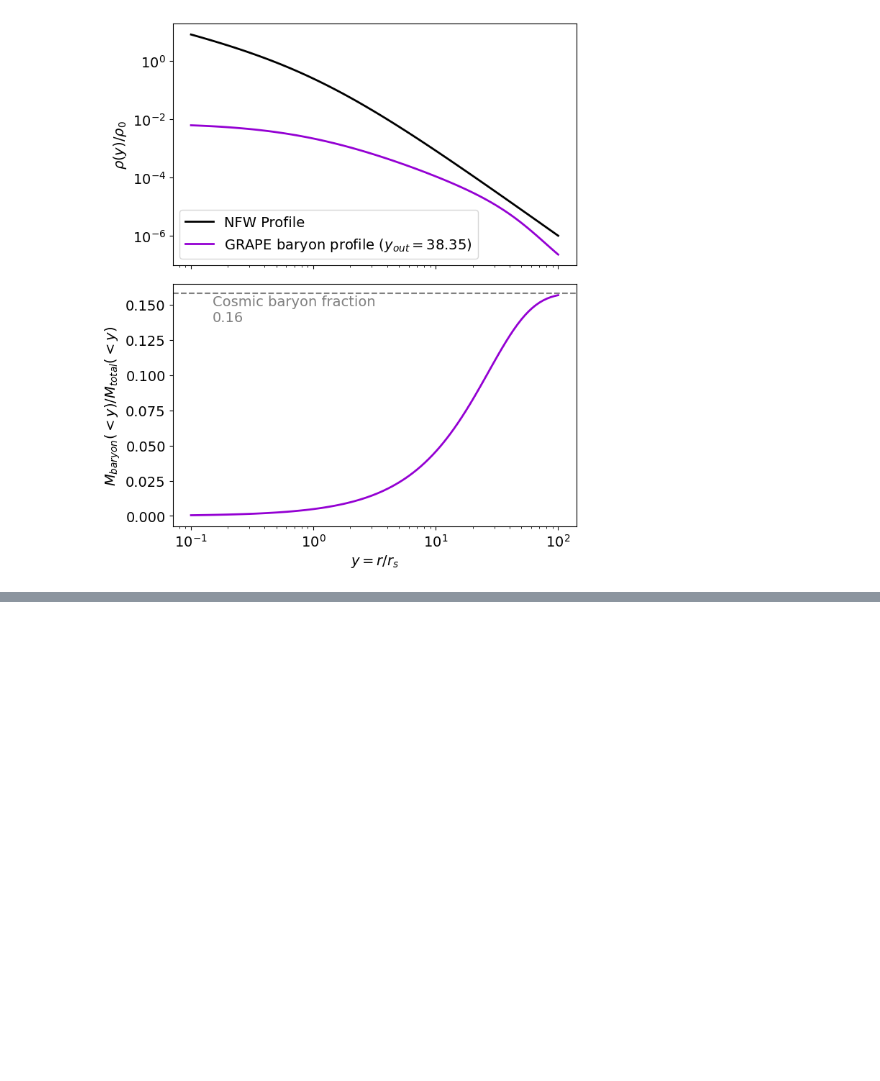
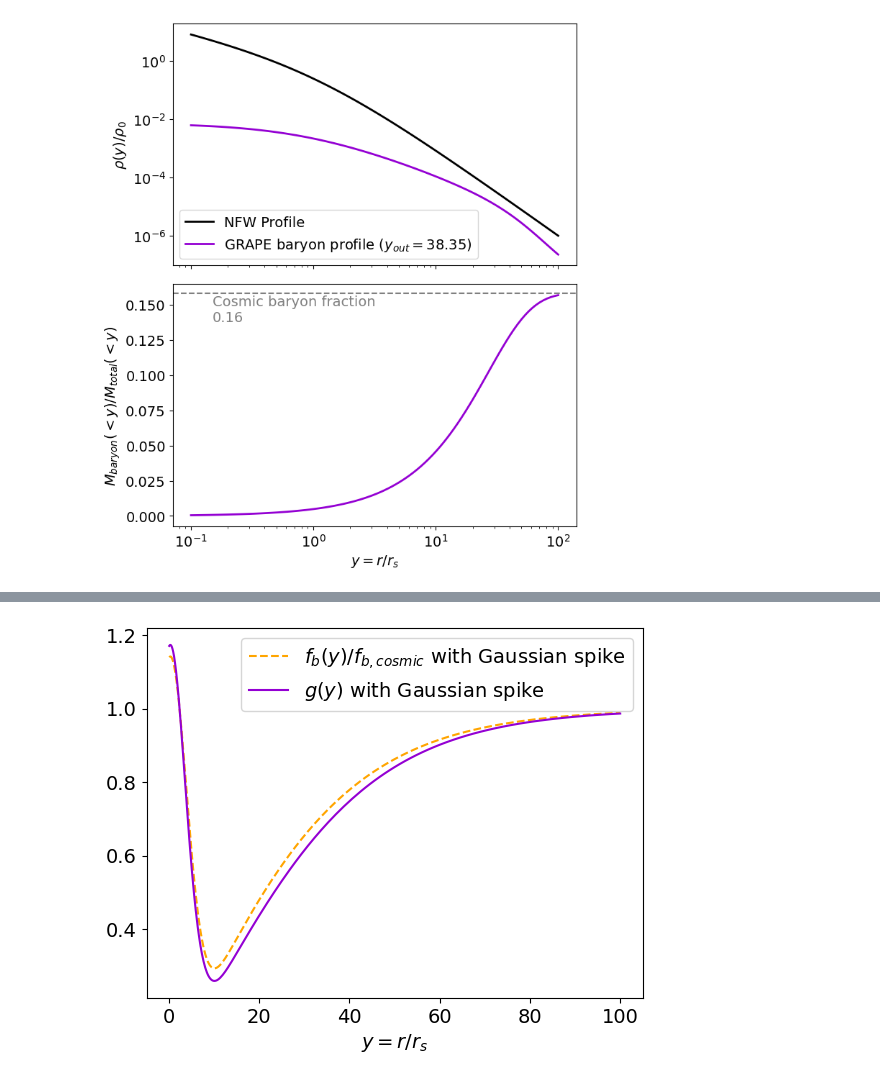
Before and after one commit to FRBs/FRB, a Jupyter notebook: docs/nb/generalized_halo_profile.ipynb, the cells around one changed output, grey strips where cells are left out. Cells and saved outputs as stored; diff of their text form; code cells hidden in the pictures; blank space fills up the shorter version.

Commit message:
more special cases. An attempt at a numerical curve from Ayromlou

```diff
--- a/docs/nb/generalized_halo_profile.ipynb
+++ b/docs/nb/generalized_halo_profile.ipynb
@@ -198,0 +217,24 @@ plt.show()
+# %%
+def f_b_gaussian_spike(y, A, sigma, mu, y_out):
+    return A * np.exp(-0.5 * ((y - mu)/sigma)**2) + cosmo.Ob0/cosmo.Om0 * np.tanh(y/y_out)
+
+def g_from_fb(y, f_b_func, **fb_args):
+    return f_b_func(y, **fb_args) / (1 - f_b_func(y, **fb_args))/Omega_ratio
+
+def g_gaussian_spike(y, A, sigma, mu, y_out):
+    return g_from_fb(y, f_b_gaussian_spike, A=A, sigma=sigma, mu=mu, y_out=y_out)
+
+def mass_enclosed_gaussian_spike(y, A, sigma, mu, y_out):
+    return Omega_ratio * g_gaussian_spike(y, A, sigma, mu, y_out) * mass_enclosed_nfw(y)
+
+
+plt.plot(y_array, f_b_gaussian_spike(y_array, A=0.18, sigma=0.5*7.67, mu=0, y_out=38.35)/cosmo.Ob0*cosmo.Om0,
+         color="orange", ls="--", label=rf'$f_b(y)/f_{{b,cosmic}}$ with Gaussian spike')
+plt.plot(y_array, g_from_fb(y_array, f_b_gaussian_spike, A=0.18, sigma=0.5*7.67, mu=0, y_out=38.35),
+         color="darkviolet", label=r'$g(y)$ with Gaussian spike')
+plt.xlabel(r"$y = r/r_{s}$")
+#plt.ylabel(r"$g(y)~or~f_b(y)/f_{b,cosmic}$")
+plt.legend()
+plt.show()
+# %% [output]
+[figure, added]
```
Also changed, not shown: parts of 7 cells of this notebook.
